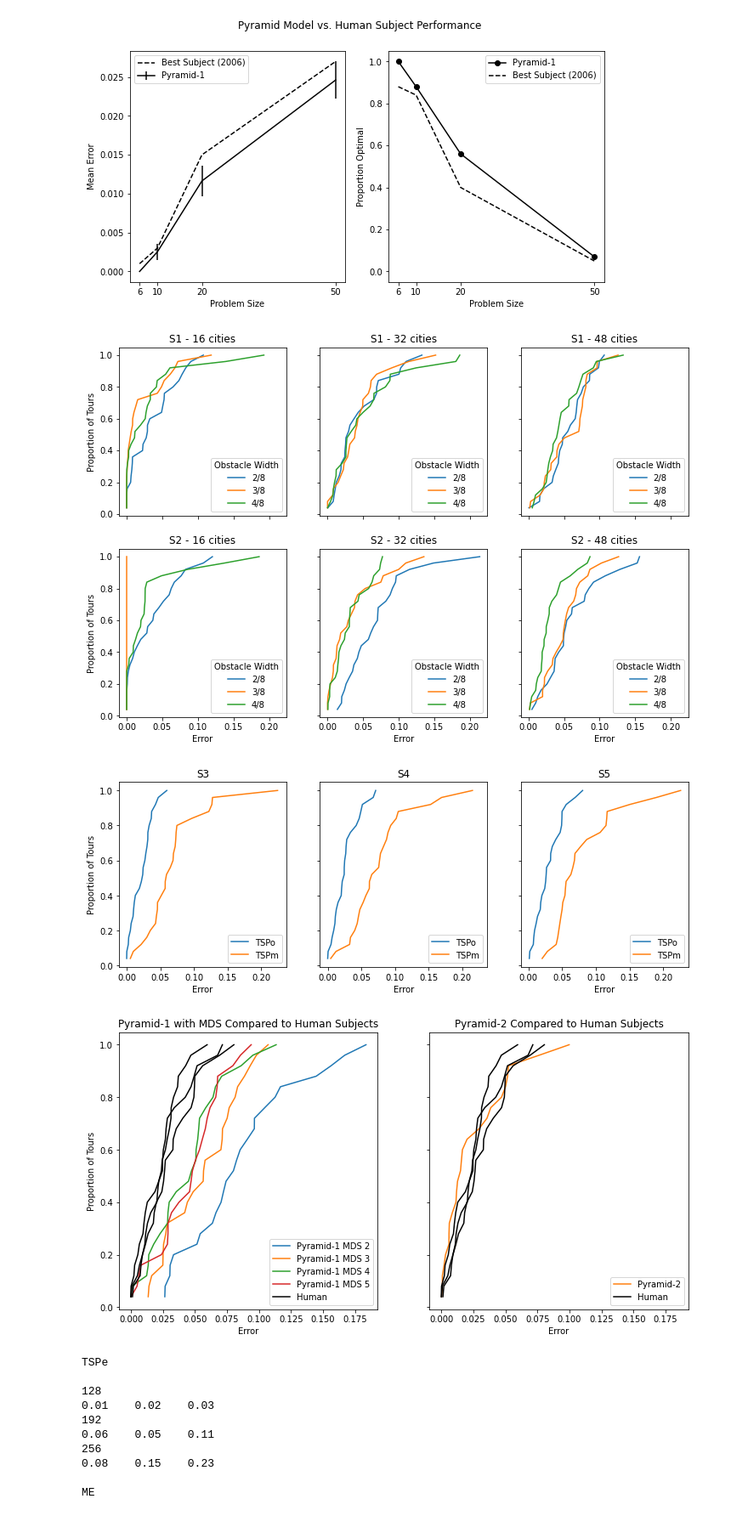
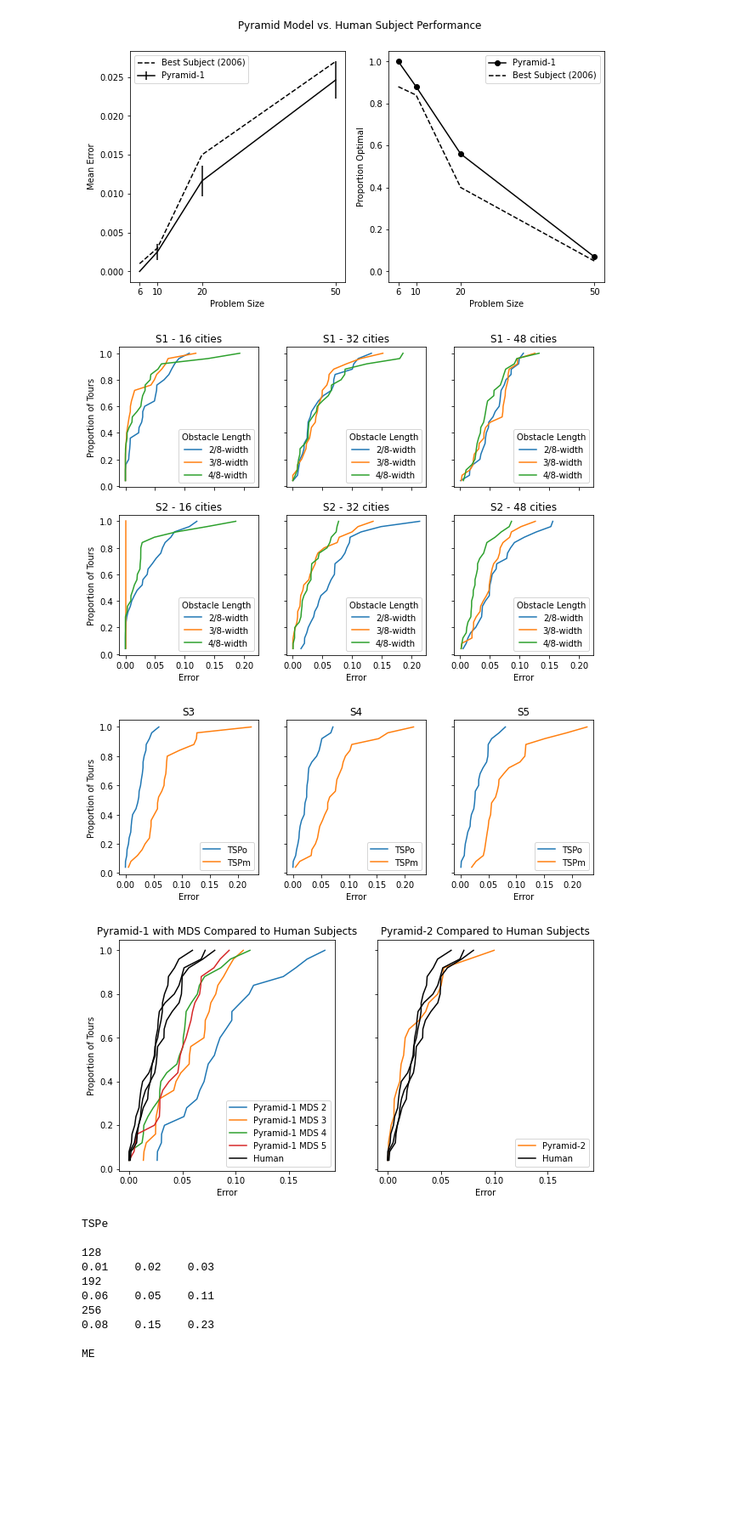
Before and after one commit to jackvandrunen/tsp-o-dataset, a Jupyter notebook: src/figures.ipynb, the cells around one changed output. Shown at 85% size. Saved outputs shown, nothing was run; the diff lists cells and outputs as text; code cells hidden in the pictures; blank space fills up the shorter version.

Commit message:
updated figures

```diff
--- a/src/figures.ipynb
+++ b/src/figures.ipynb
@@ -82,14 +82,14 @@ widths = np.array((128, 192, 256))
 subjects = ('s1', 's2')
 width_dict = {128: '2/8', 192: '3/8', 256: '4/8'}
 
-fig, axs = plt.subplots(2, 3, sharex='all', sharey='all', figsize=(12,8))
+fig, axs = plt.subplots(2, 3, sharex='all', sharey='all', figsize=(10,6.67))
 
 for i, subject in enumerate(subjects):
     for j, n in enumerate(sizes):
         for o in widths:
             errors = score_batch_2(f'../data/experiment_1/set_{n}_{o}/problems', f'../data/experiment_1/set_{n}_{o}/{subject}', f'../data/experiment_1/set_{n}_{o}/optimal')[0]
-            axs[i,j].plot(np.sort(errors), np.arange(1, 26) / 25, label=f'{width_dict[o]}')
-        axs[i,j].legend(title='Obstacle Width')
+            axs[i,j].plot(np.sort(errors), np.arange(1, 26) / 25, label=f'{width_dict[o]}-width')
+        axs[i,j].legend(title='Obstacle Length')
         axs[i,j].set_title(f'{subject.capitalize()} - {n} cities')
         if j == 0:
             axs[i,j].set_ylabel('Proportion of Tours')
@@ -98,13 +98,13 @@ for i, subject in enumerate(subjects):
 
 plt.show()
 # %% [output]
-[figure, old version]
+[figure, new version]
 # %%
 # Figure 7
 
 subjects = ('s3', 's4', 's5')
 
-fig, axs = plt.subplots(1, 3, sharex='all', sharey='all', figsize=(12,4))
+fig, axs = plt.subplots(1, 3, sharex='all', sharey='all', figsize=(10,3.34))
 
 for i, subject in enumerate(subjects):
     obs_errors = score_batch_2('../data/experiment_2/subjects/48_256_obs/problems', f'../data/experiment_2/subjects/48_256_obs/{subject}', '../data/experiment_2/subjects/48_256_obs/concorde')[0]
@@ -119,45 +119,45 @@ for i, subject in enumerate(subjects):
 
 plt.show()
 # %% [output]
-[figure, old version]
+[figure, new version]
 # %%
 # Figure 8
 
-fig, axs = plt.subplots(1, 2, sharex='all', sharey='all', figsize=(12,6))
+fig, axs = plt.subplots(1, 2, sharex='all', sharey='all', figsize=(10,5))
 
 pyramid_errors_2 = score_batch_2('../data/experiment_2/subjects/48_256_obs/problems', '../data/experiment_2/models/pyramid/48_mds_2', '../data/experiment_2/subjects/48_256_obs/concorde')[0]
 pyramid_errors_3 = score_batch_2('../data/experiment_2/subjects/48_256_obs/problems', '../data/experiment_2/models/pyramid/48_mds_3', '../data/experiment_2/subjects/48_256_obs/concorde')[0]
 pyramid_errors_4 = score_batch_2('../data/experiment_2/subjects/48_256_obs/problems', '../data/experiment_2/models/pyramid/48_mds_4', '../data/experiment_2/subjects/48_256_obs/concorde')[0]
 pyramid_errors_5 = score_batch_2('../data/experiment_2/subjects/48_256_obs/problems', '../data/experiment_2/models/pyramid/48_mds_5', '../data/experiment_2/subjects/48_256_obs/concorde')[0]
 s3_errors = score_batch_2('../data/experiment_2/subjects/48_256_obs/problems', '../data/experiment_2/subjects/48_256_obs/s3', '../data/experiment_2/subjects/48_256_obs/concorde')[0]
 s4_errors = score_batch_2('../data/experiment_2/subjects/48_256_obs/problems', '../data/experiment_2/subjects/48_256_obs/s4', '../data/experiment_2/subjects/48_256_obs/concorde')[0]
 s5_errors = score_batch_2('../data/experiment_2/subjects/48_256_obs/problems', '../data/experiment_2/subjects/48_256_obs/s5', '../data/experiment_2/subjects/48_256_obs/concorde')[0]
 
 axs[0].plot(np.sort(pyramid_errors_2), np.arange(1, 26) / 25, label='Pyramid-1 MDS 2')
 axs[0].plot(np.sort(pyramid_errors_3), np.arange(1, 26) / 25, label='Pyramid-1 MDS 3')
 axs[0].plot(np.sort(pyramid_errors_4), np.arange(1, 26) / 25, label='Pyramid-1 MDS 4')
 axs[0].plot(np.sort(pyramid_errors_5), np.arange(1, 26) / 25, label='Pyramid-1 MDS 5')
 axs[0].plot(np.sort(s3_errors), np.arange(1, 26) / 25, 'k', label='Human')
 axs[0].plot(np.sort(s4_errors), np.arange(1, 26) / 25, 'k')
 axs[0].plot(np.sort(s5_errors), np.arange(1, 26) / 25, 'k')
 axs[0].set_xlabel('Error')
 axs[0].set_ylabel('Proportion of Tours')
 axs[0].legend()
 axs[0].set_title('Pyramid-1 with MDS Compared to Human Subjects')
 
 mod_pyramid_error = score_batch_2('../data/experiment_2/subjects/48_256_obs/problems', '../data/experiment_2/models/pyramid/48_obs', '../data/experiment_2/subjects/48_256_obs/concorde')[0]
 
 axs[1].plot(np.sort(mod_pyramid_error), np.arange(1, 26) / 25, 'C1', label='Pyramid-2')
 axs[1].plot(np.sort(s3_errors), np.arange(1, 26) / 25, 'k', label='Human')
 axs[1].plot(np.sort(s4_errors), np.arange(1, 26) / 25, 'k')
 axs[1].plot(np.sort(s5_errors), np.arange(1, 26) / 25, 'k')
 axs[1].set_xlabel('Error')
 axs[1].legend(loc='lower right')
 axs[1].set_title('Pyramid-2 Compared to Human Subjects')
 
 plt.show()
 # %% [output]
-[figure, old version]
+[figure, new version]
 # %%
 # Table 1
 
```
